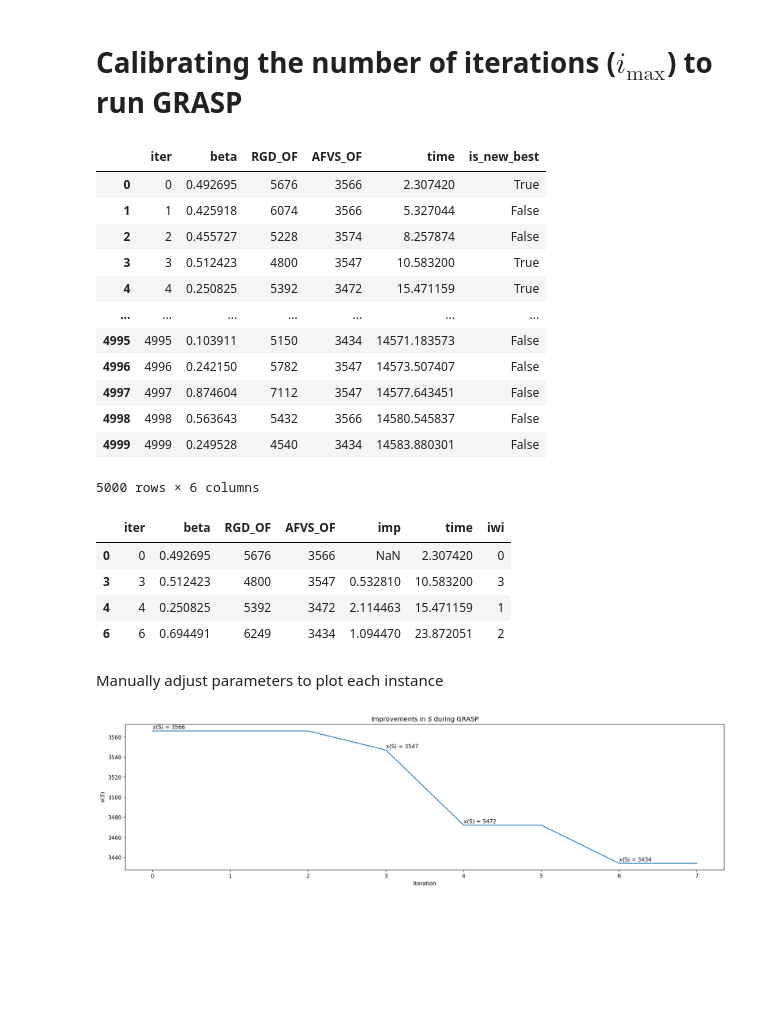
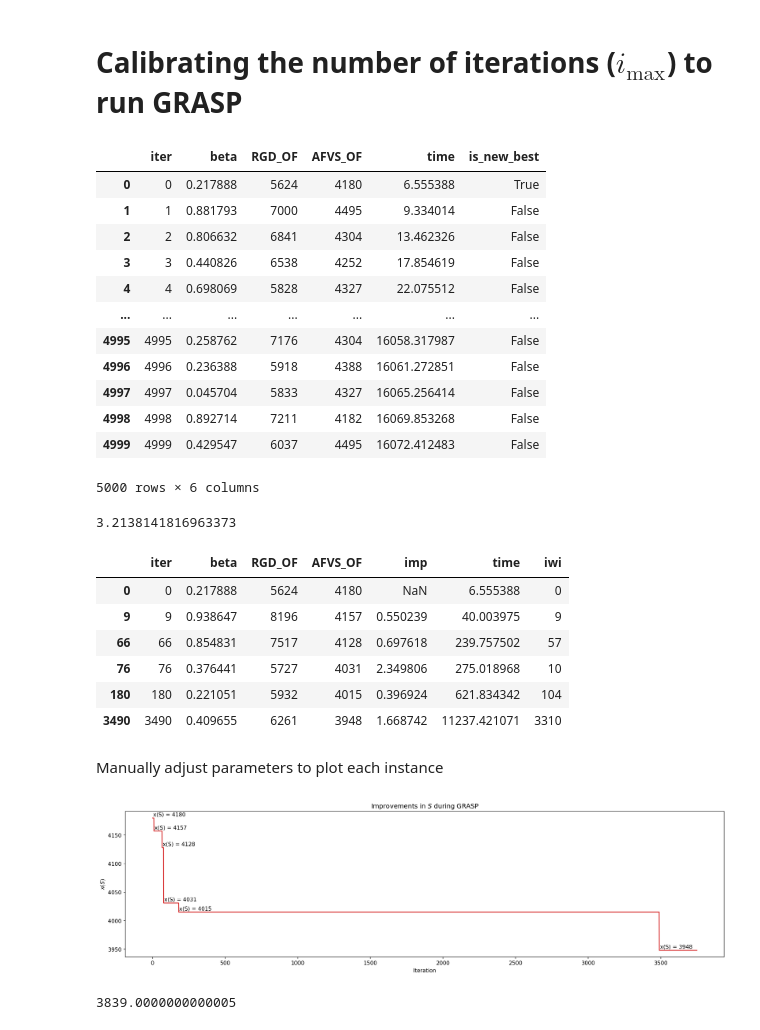
Before and after one commit to netotz/alpha-neighbor-p-center-problem, a Jupyter notebook: anpcp/igrasp_iters.ipynb, the cells around one changed output. Saved outputs shown, nothing was run; the diff lists cells and outputs as text; code cells hidden in the pictures; blank space fills up the shorter version.

Commit message:
feat(grasp): update iters plot

```diff
--- a/anpcp/igrasp_iters.ipynb
+++ b/anpcp/igrasp_iters.ipynb
@@ -12,27 +12,29 @@ names = [
     "anpcp_882_441_0_p20_a2",  # 4
     "anpcp_882_441_0_p20_a3",
 ]
-name = names[2]
+name = names[3]
 
 iters = read_results(name)
 
 iters
 # %% [output]
 |  | iter | beta | RGD_OF | AFVS_OF | time | is_new_best |
-| 0 | 0 | 0.492695 | 5676 | 3566 | 2.307420 | True |
-| 1 | 1 | 0.425918 | 6074 | 3566 | 5.327044 | False |
-| 2 | 2 | 0.455727 | 5228 | 3574 | 8.257874 | False |
-| 3 | 3 | 0.512423 | 4800 | 3547 | 10.583200 | True |
-| 4 | 4 | 0.250825 | 5392 | 3472 | 15.471159 | True |
+| 0 | 0 | 0.217888 | 5624 | 4180 | 6.555388 | True |
+| 1 | 1 | 0.881793 | 7000 | 4495 | 9.334014 | False |
+| 2 | 2 | 0.806632 | 6841 | 4304 | 13.462326 | False |
+| 3 | 3 | 0.440826 | 6538 | 4252 | 17.854619 | False |
+| 4 | 4 | 0.698069 | 5828 | 4327 | 22.075512 | False |
 | ... | ... | ... | ... | ... | ... | ... |
-| 4995 | 4995 | 0.103911 | 5150 | 3434 | 14571.183573 | False |
-| 4996 | 4996 | 0.242150 | 5782 | 3547 | 14573.507407 | False |
-| 4997 | 4997 | 0.874604 | 7112 | 3547 | 14577.643451 | False |
-| 4998 | 4998 | 0.563643 | 5432 | 3566 | 14580.545837 | False |
-| 4999 | 4999 | 0.249528 | 4540 | 3434 | 14583.880301 | False |
+| 4995 | 4995 | 0.258762 | 7176 | 4304 | 16058.317987 | False |
+| 4996 | 4996 | 0.236388 | 5918 | 4388 | 16061.272851 | False |
+| 4997 | 4997 | 0.045704 | 5833 | 4327 | 16065.256414 | False |
+| 4998 | 4998 | 0.892714 | 7211 | 4182 | 16069.853268 | False |
+| 4999 | 4999 | 0.429547 | 6037 | 4495 | 16072.412483 | False |
 5000 rows × 6 columns
 # %%
-# iters["time"].diff()
+iters["time"].diff().mean()
+# %% [output]
+3.2138141816963373
 # %%
 def get_improvs(iters_df: pd.DataFrame):
     improvs = iters_df[iters_df["is_new_best"] == True].drop("is_new_best", axis=1)
@@ -52,10 +54,12 @@ improvs = get_improvs(iters)
 improvs
 # %% [output]
 |  | iter | beta | RGD_OF | AFVS_OF | imp | time | iwi |
-| 0 | 0 | 0.492695 | 5676 | 3566 | NaN | 2.307420 | 0 |
-| 3 | 3 | 0.512423 | 4800 | 3547 | 0.532810 | 10.583200 | 3 |
-| 4 | 4 | 0.250825 | 5392 | 3472 | 2.114463 | 15.471159 | 1 |
-| 6 | 6 | 0.694491 | 6249 | 3434 | 1.094470 | 23.872051 | 2 |
+| 0 | 0 | 0.217888 | 5624 | 4180 | NaN | 6.555388 | 0 |
+| 9 | 9 | 0.938647 | 8196 | 4157 | 0.550239 | 40.003975 | 9 |
+| 66 | 66 | 0.854831 | 7517 | 4128 | 0.697618 | 239.757502 | 57 |
+| 76 | 76 | 0.376441 | 5727 | 4031 | 2.349806 | 275.018968 | 10 |
+| 180 | 180 | 0.221051 | 5932 | 4015 | 0.396924 | 621.834342 | 104 |
+| 3490 | 3490 | 0.409655 | 6261 | 3948 | 1.668742 | 11237.421071 | 3310 |
 # %%
 from utils import format_latex_table
 
@@ -102,9 +106,13 @@ def plot_improvs(
 Manually adjust parameters to plot each instance
 # %%
 plot_improvs(
-    iters, 8, 0, 2,
-    "tab:blue",
+    iters, 3750, 4, 3,
+    "tab:red",
     f"nb_results\\grasp\\iters_plot_{name}.png"
 )
 # %% [output]
-[figure, old version]
+[figure, new version]
+# %%
+3490 * 1.1
+# %% [output]
+3839.0000000000005
```
Also changed, not shown: 1 other file.
